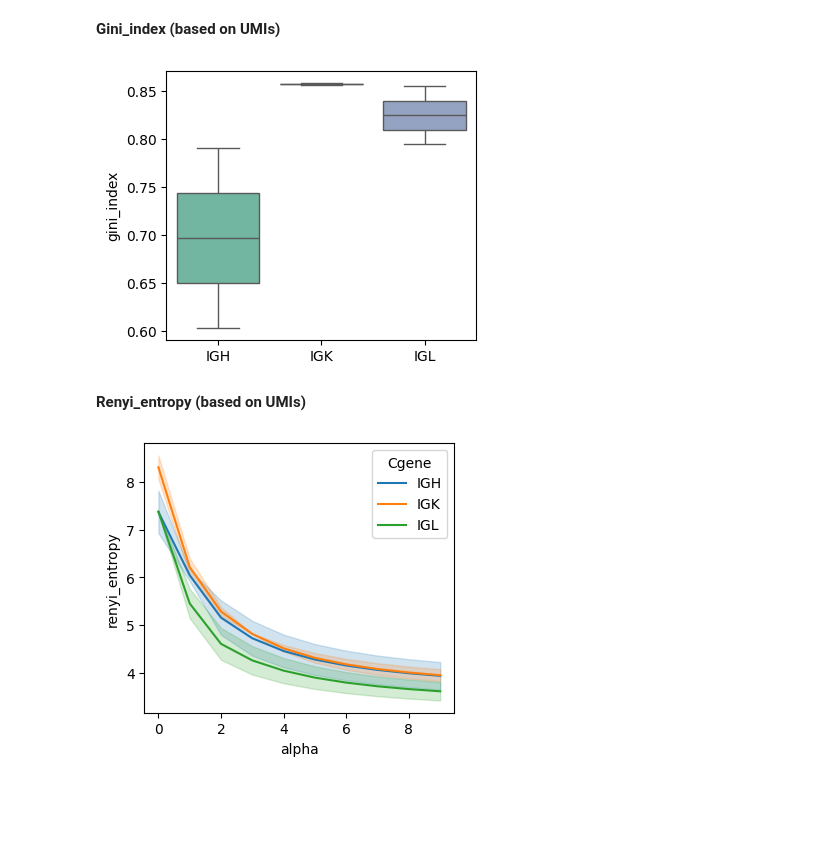
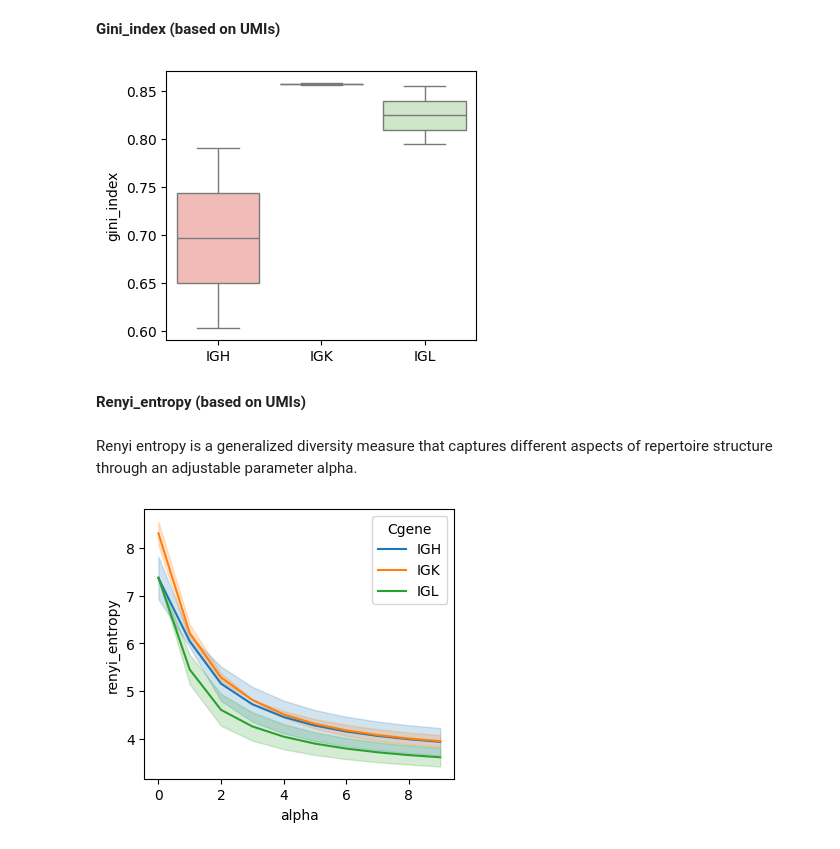
Before and after one commit to zenglab-pku/BAITS, a Jupyter notebook: docs/notebooks/VDJ_tutorial.ipynb, the cells around one changed output. Cells and saved outputs as stored; diff of their text form; code cells hidden in the pictures; blank space fills up the shorter version.

```diff
--- a/docs/notebooks/VDJ_tutorial.ipynb
+++ b/docs/notebooks/VDJ_tutorial.ipynb
@@ -17,4 +17,3 @@ import BAITS
 # %%
-bcr_loc_df = pd.read_csv('.././data/bcr_rep_loc_twoSamples_sampled_v1.tsv', sep='\t', index_col=0)
-
+bcr_loc_df = pd.read_csv('../data/bcr_sampled.tsv', sep='\t', index_col=0)
 bcr_loc_df.head(n=2)
@@ -77,12 +109,14 @@ gini_index_df['tissue'] = gini_index_df['sample'].str.split('-').str[1]
 # %%
 
 fig, ax = plt.subplots(1,1,figsize=(4, 3.5))
-BAITS.VDJ.pl._boxplot(gini_index_df, 'Cgene', 'gini_index', groupby='Cgene', palette='Set2', xlabel=None, ylabel='gini_index', log=False, ax=ax )
+BAITS.VDJ.pl._boxplot(gini_index_df, 'Cgene', 'gini_index', groupby='Cgene', palette='Pastel1', xlabel=None, ylabel='gini_index', log=False, ax=ax )
 plt.show()
 # %% [output]
-[figure, old version]
+[figure, new version]
 # %% [markdown]
 **Renyi_entropy (based on UMIs)**
+# %% [markdown]
+Renyi entropy is a generalized diversity measure that captures different aspects of repertoire structure through an adjustable parameter alpha.
 # %%
 groups = [sample_col, Cgene_col]
 renyi_entropy_df = BAITS.VDJ.tl.compute_grouped_index(bcr_loc_df, sample_col, Cgene_col, clone_col, groups, count_basis = 'UMI', Umi_col='bcUmi', index='renyi_entropy')
```
Also changed, not shown: parts of 35 cells of this notebook, 22 other files.
